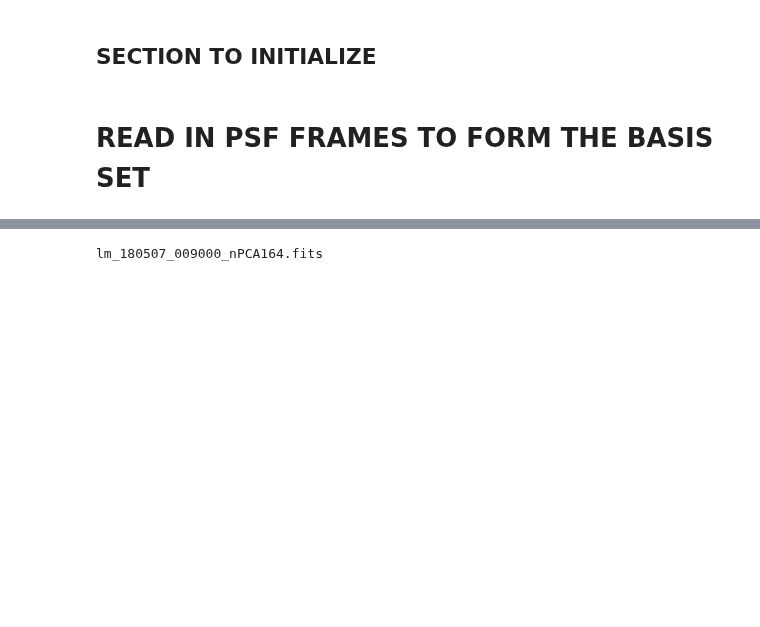
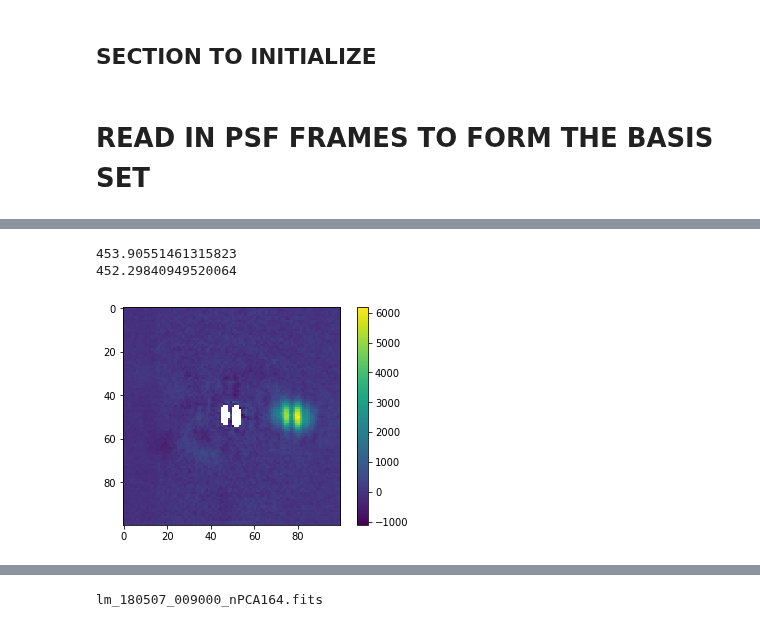
Before and after one commit to mwanakijiji/lbti_altair_fizeau, a Jupyter notebook: inject_fake_planets_test1.ipynb, the cells around one changed output, grey strips where cells are left out. Cells and saved outputs as stored; diff of their text form; code cells hidden in the pictures; blank space fills up the shorter version.

```diff
--- a/inject_fake_planets_test1.ipynb
+++ b/inject_fake_planets_test1.ipynb
@@ -327,0 +561,13 @@ test
+# %%
+star_subted_masked = np.multiply(star_subted,mask_weird)
+print(np.nanstd(star_subted))
+print(np.nanstd(star_subted_masked))
+# %% [output]
+453.90551461315823
+452.29840949520064
+# %%
+plt.imshow(star_subted_masked)
+plt.colorbar()
+plt.show()
+# %% [output]
+[figure, added]
```
Also changed, not shown: parts of 26 cells of this notebook.
